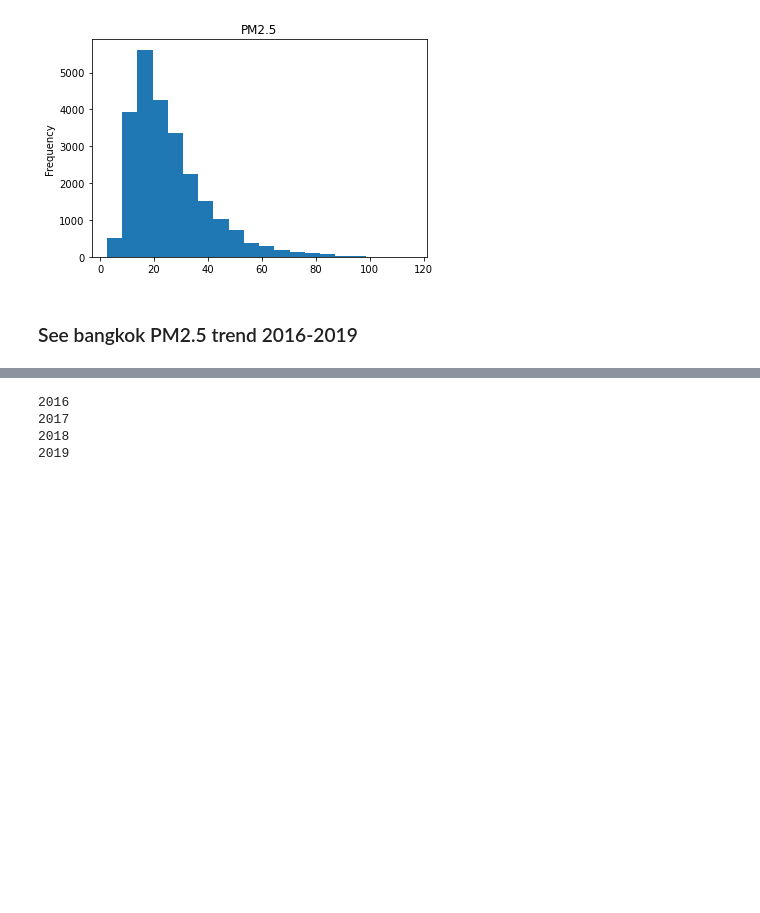
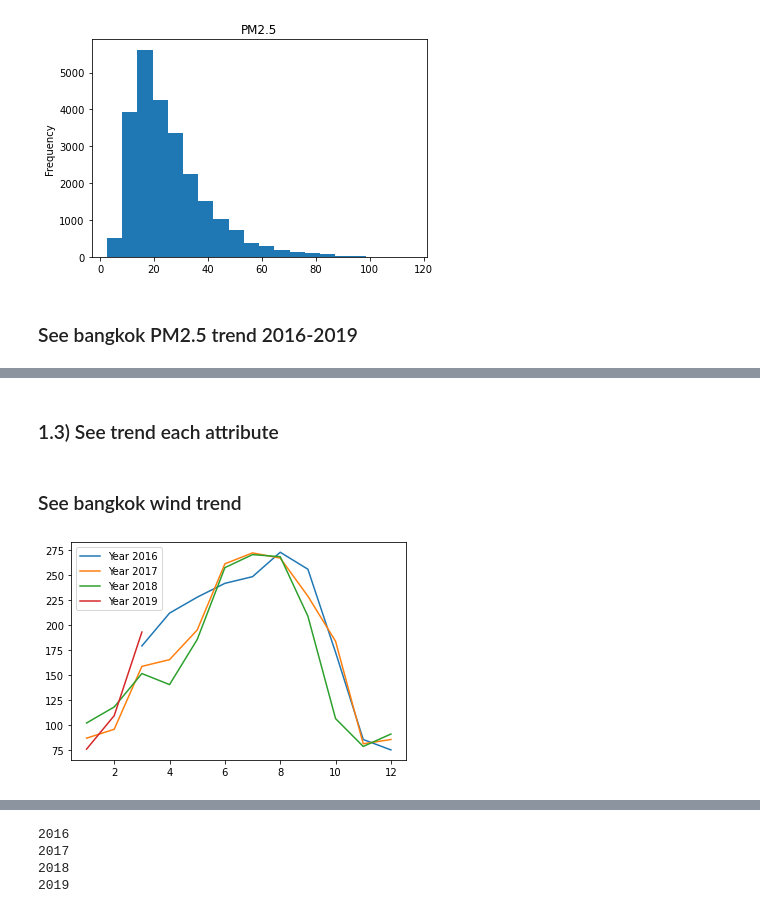
Before and after one commit to phumidea/datasci_project, a Jupyter notebook: main.ipynb, the cells around one changed output, grey strips where cells are left out. Saved outputs shown, nothing was run; the diff lists cells and outputs as text; code cells hidden in the pictures; blank space fills up the shorter version.

Commit message:
specific trend -> all trend

```diff
--- a/main.ipynb
+++ b/main.ipynb
@@ -170,0 +175,3 @@ pm_trend_each_year(bangkok_df)
+# %%
+wind_bangkok_df = pd.read_csv("PM2.5_kaggle 2021/Bangkok/Train/3H_wind_Bangkok.csv")
+wind_bangkok_df.head(5)
@@ -170,0 +226,4 @@ pm_trend_each_year(bangkok_df)
+# %%
+wind_bangkok_df = extract_date_string(wind_bangkok_df)
+# wind_bangkok_df.drop(columns = ["datetime"], inplace = True)
+# wind_bangkok_df.rename(columns = {"datetime_tmp":"datetime"} , inplace = True)
@@ -170,0 +232,3 @@ pm_trend_each_year(bangkok_df)
+# %%
+wind_bangkok_df["datetime"] = wind_bangkok_df["datetime"].apply(lambda x: datetime.strptime(x, "%Y-%m-%d %H:%M:%S"))
+wind_bangkok_df
@@ -170,0 +265,8 @@ pm_trend_each_year(bangkok_df)
+# %% [markdown]
+### 1.3) See trend each attribute
+# %% [markdown]
+### See bangkok wind trend
+# %%
+trend_each_year(wind_bangkok_df,"WindDir")
+# %% [output]
+[figure, added]
```
Also changed, not shown: parts of 25 cells of this notebook, 1 other file.
